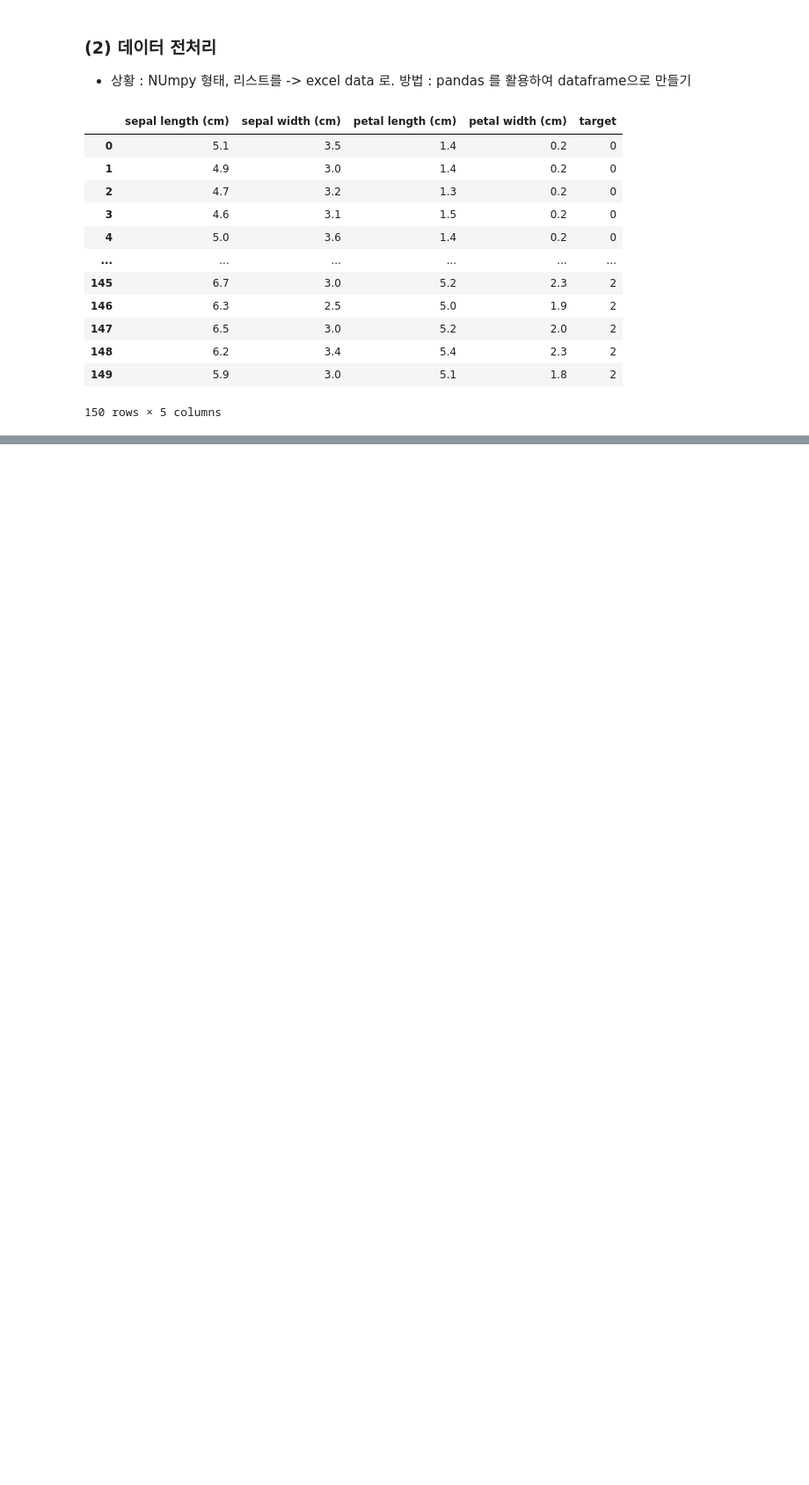
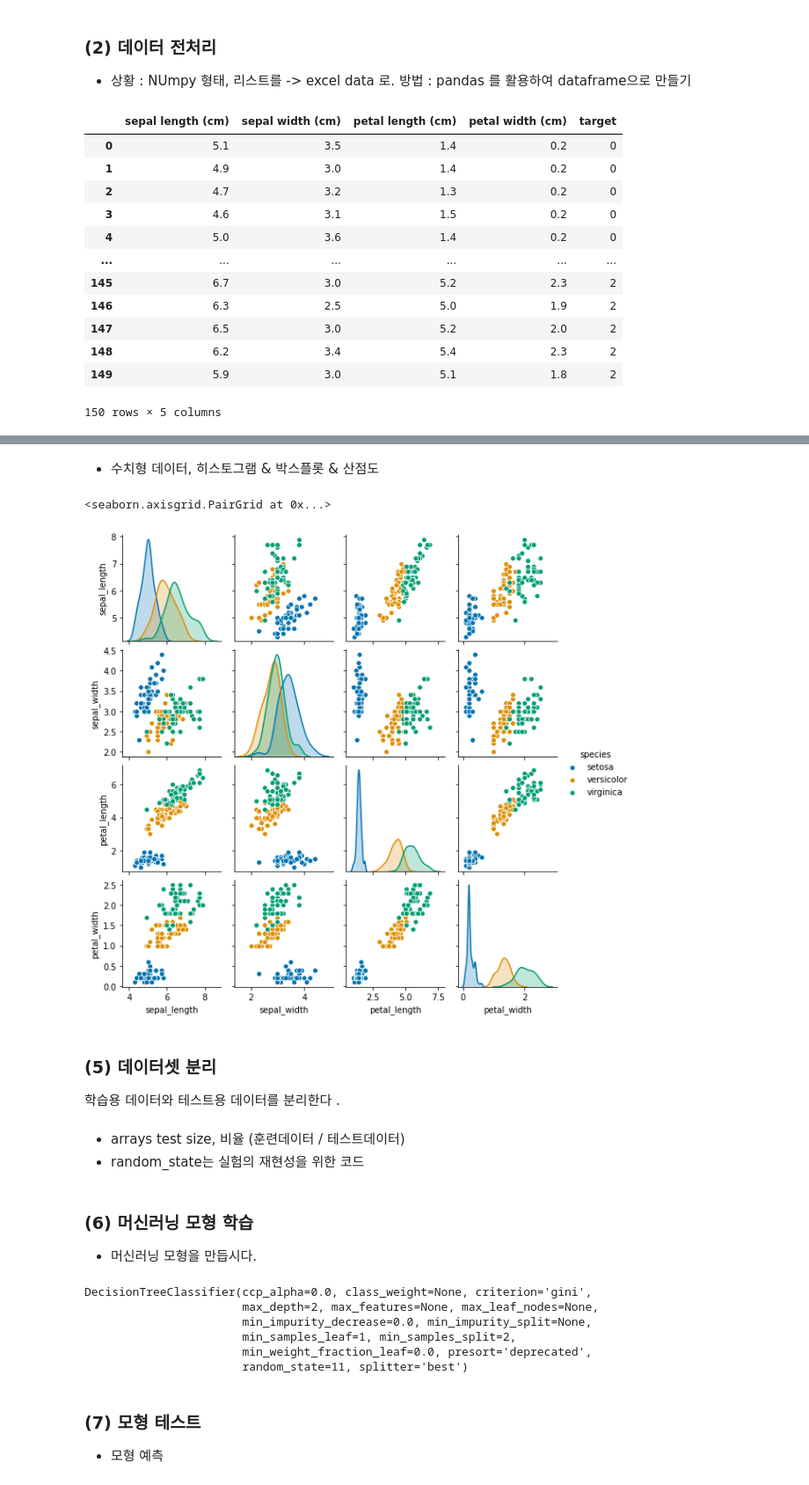
Before and after one commit to Sam-SangJoonPark/Python_basic_practice, a Jupyter notebook: ml_iris_sample.ipynb, the cells around one changed output, grey strips where cells are left out. Shown at 88% size. Saved outputs shown, nothing was run; the diff lists cells and outputs as text; code cells hidden in the pictures; blank space fills up the shorter version.

```diff
--- a/ml_iris_sample.ipynb
+++ b/ml_iris_sample.ipynb
@@ -69,0 +85,10 @@ df_iris
+# %%
+temp_data = df_iris.copy()
+print(temp_data.info())
+
+# print(temp_data.info())
+
+#column명 바꾸기
+temp_data.columns = ["sepal_length", "sepal_width","petal_length","petal_width","species"]
+
+temp_data.info()
@@ -69,0 +113,19 @@ df_iris
+# %%
+# map 써서 0을 setosa로 바꿈.
+replace_fct = {0:"setosa", 1:"versicolor", 2:"virginica"}
+temp_data['species'] = temp_data['species'].map(replace_fct)
+# %% [markdown]
+- 수치형 데이터, 히스토그램 & 박스플롯 & 산점도
+# %%
+import matplotlib
+import numpy as np
+import matplotlib.pyplot as plt
+import seaborn as sns
+
+sns.pairplot(temp_data, hue="species",height = 2, palette = 'colorblind')
+# %% [output]
+<seaborn.axisgrid.PairGrid at 0x...>
+[figure, added]
+# %% [markdown]
+### (5) 데이터셋 분리
+ 학습용 데이터와 테스트용 데이터를 분리한다 .
@@ -69,0 +140,25 @@ df_iris
+# %% [markdown]
+- arrays
+test size, 비율 (훈련데이터 / 테스트데이터)
+- random_state는 실험의 재현성을 위한 코드
+# %% [markdown]
+### (6) 머신러닝 모형 학습
+- 머신러닝 모형을 만듭시다.
+# %%
+from sklearn.tree import DecisionTreeClassifier
+
+# 객체 생성
+dt_clf = DecisionTreeClassifier(random_state = 11,max_depth=2)
+
+# 학습 수행
+dt_clf.fit(x_train, y_train)
+# %% [output]
+DecisionTreeClassifier(ccp_alpha=0.0, class_weight=None, criterion='gini',
+                       max_depth=2, max_features=None, max_leaf_nodes=None,
+                       min_impurity_decrease=0.0, min_impurity_split=None,
+                       min_samples_leaf=1, min_samples_split=2,
+                       min_weight_fraction_leaf=0.0, presort='deprecated',
+                       random_state=11, splitter='best')
+# %% [markdown]
+### (7) 모형 테스트
+ - 모형 예측
```
Also changed, not shown: parts of 11 cells of this notebook.
